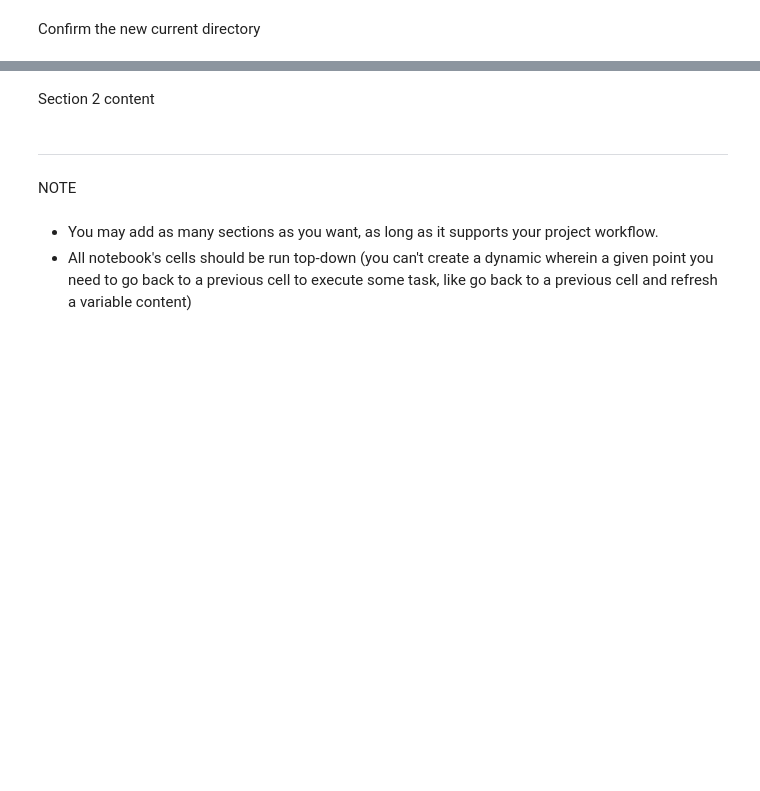
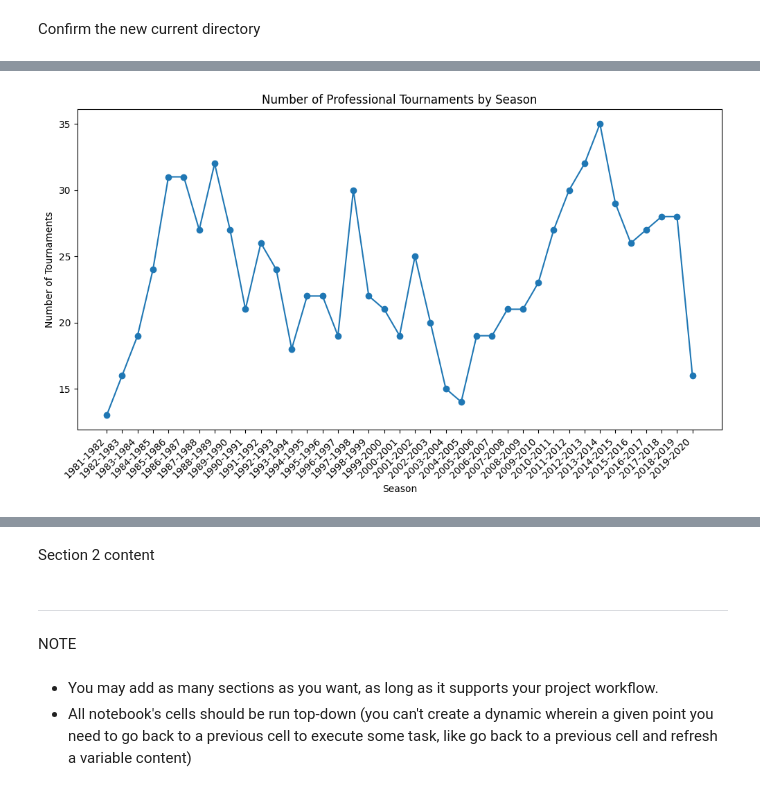
Before and after one commit to stephenbeese/Snooker-Data-Analysis, a Jupyter notebook: jupyter_notebooks/visualisations.ipynb, the cells around one changed output, grey strips where cells are left out. Cells and saved outputs as stored; diff of their text form; code cells hidden in the pictures; blank space fills up the shorter version.

```diff
--- a/jupyter_notebooks/visualisations.ipynb
+++ b/jupyter_notebooks/visualisations.ipynb
@@ -94,0 +116,13 @@ current_dir
+# %%
+# Set the file path for raw data
+raw_data_dir = os.path.join(current_dir, 'datasets/raw')
+
+# Set the file path for clean data
+clean_data_dir = os.path.join(current_dir, 'datasets/clean')
+
+# DataFrames
+df_master = pd.read_csv(os.path.join(clean_data_dir, 'master_cleaned.csv'))
+df_triple_crown = pd.read_csv(os.path.join(clean_data_dir, 'triple_crown_events.csv'))
+df_tournaments = pd.read_csv(os.path.join(clean_data_dir, 'tournaments_cleaned.csv'))
+
+print("DataFrames loaded")
@@ -94,0 +141,6 @@ current_dir
+# %%
+# Filter tournaments to professional
+df_tournaments_professional = df_tournaments[df_tournaments['status'] == 'Professional']
+
+# Display the DataFrame
+df_tournaments_professional.head()
@@ -94,0 +169,8 @@ current_dir
+# %%
+# Sort df_tournaments_professional by season
+df_tournaments_professional_by_season = df_tournaments_professional.sort_values(by='season')
+
+# Group professional tournaments by season
+df_tournaments_professional_by_season_count = df_tournaments_professional_by_season.groupby(['season']).size().reset_index(name='count')
+
+df_tournaments_professional_by_season_count.head(10)
@@ -94,0 +199,11 @@ current_dir
+# %%
+# Plot number of professional tournaments by season
+plt.figure(figsize=(12,6))
+plt.title('Number of Professional Tournaments by Season')
+plt.xlabel('Season')
+plt.ylabel('Number of Tournaments')
+plt.xticks(rotation=45, ha='right')
+plt.plot(df_tournaments_professional_by_season_count['season'], df_tournaments_professional_by_season_count['count'], marker='o')
+plt.show()
+# %% [output]
+[figure, added]
```
Also changed, not shown: parts of 31 cells of this notebook, 3 other files.
